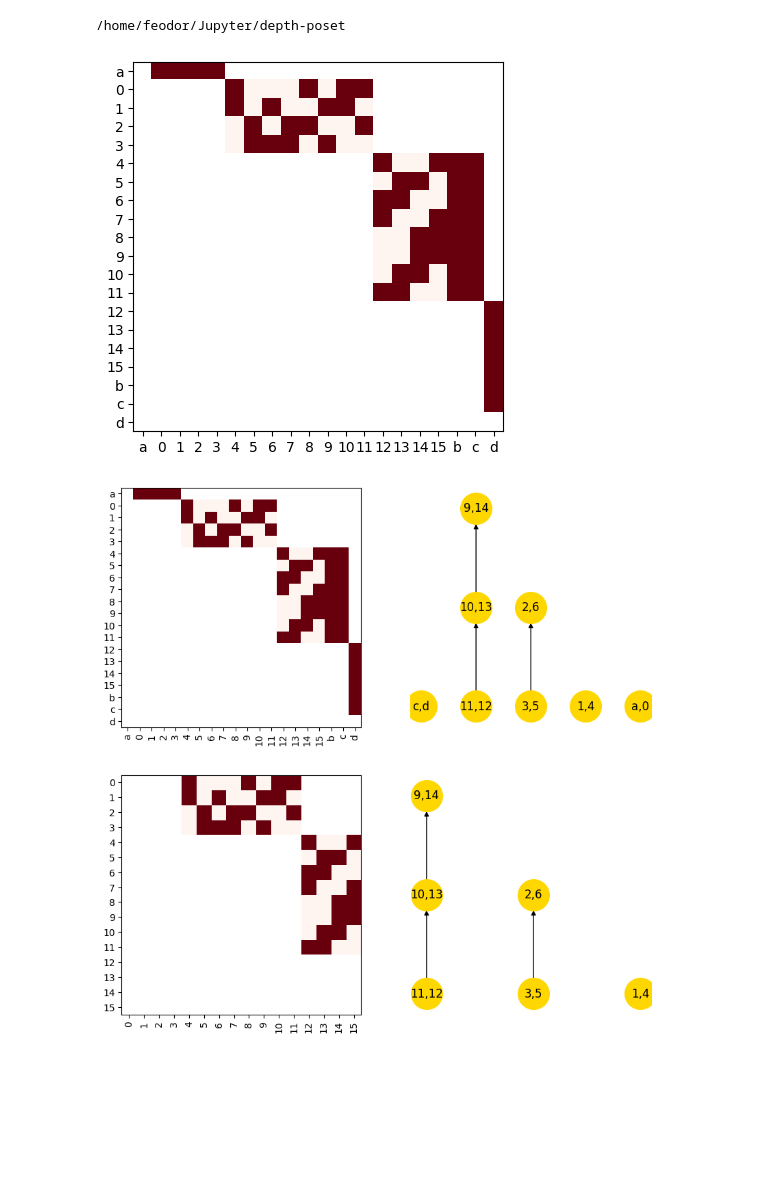
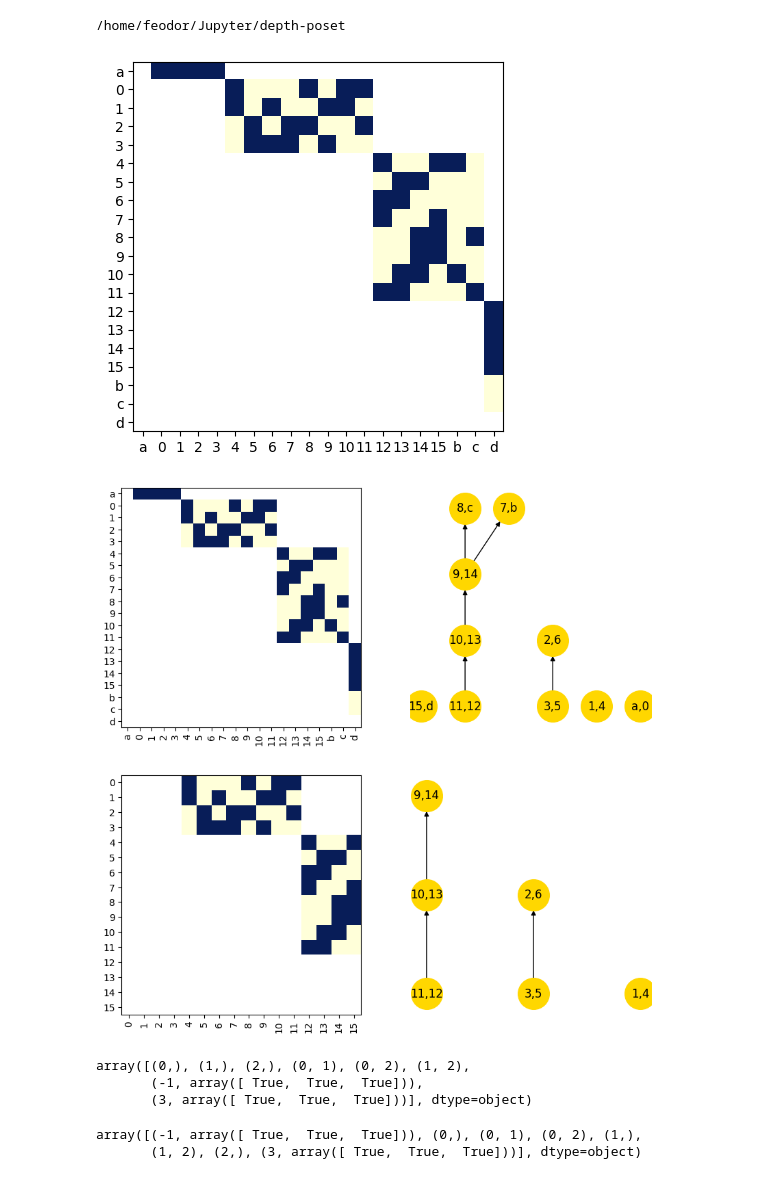
Before and after one commit to zimfv/depth-poset, a Jupyter notebook: notebooks/essential.ipynb, the cells around one changed output. Cells and saved outputs as stored; diff of their text form; code cells hidden in the pictures; blank space fills up the shorter version.

```diff
--- a/notebooks/essential.ipynb
+++ b/notebooks/essential.ipynb
@@ -13,50 +13,53 @@ order = np.concatenate([['a'], np.arange(16).astype(str), ['b', 'c', 'd']])
 
 dims = np.zeros(len(order), dtype=int)
 dims[0] = -1
 dims[-3:] = [2, 2, 3]
 dims[1:-3] = np.vectorize(lambda i: 0 if i < 4 else (1 if i < 12 else 2))(order[1:-3].astype(int))
 
 matrix = np.zeros([20, 20], dtype=int)
 matrix[0, np.arange(1, 5)] = 1
 
 for i, j in [(1, 5), (2, 5), (3, 6), (4, 6),
              (2, 7), (4, 7), (3, 8), (4, 8),
              (1, 9), (3, 9), (2, 10), (4, 10),
              (1, 11), (2, 11), (1, 12), (3, 12)]:
     matrix[i, j] = 1
 for i, j in [(5, 13), (5, 16), (6, 14), (6, 15),
              (7, 13), (7, 14), (8, 13), (8, 16),
              (9, 15), (9, 16), (10, 15), (10, 16),
              (11, 14), (11, 15), (12, 13), (12, 14)]:
     matrix[i, j] = 1
-matrix[np.arange(5, 13), 17] = 1
-matrix[np.arange(5, 13), 18] = 1
-matrix[np.arange(13, 19), 19] = 1
+matrix[5, 17] = 1
+matrix[11, 17] = 1
+matrix[9, 18] = 1
+matrix[12, 18] = 1
+
+
+matrix[np.arange(13, 17), 19] = 1
 
 
 
 matrix_show = matrix.copy().astype(float)
 matrix_show[dims.reshape(1, 20) - dims.reshape(20, 1) != 1] = np.nan
 
-plt.imshow(matrix_show, cmap='Reds')
+plt.imshow(matrix_show, cmap='YlGnBu')
 
 plt.xticks(np.arange(len(order)), order)
 plt.yticks(np.arange(len(order)), order)
 plt.show()
 # %% [output]
-[figure, old version]
+[figure, new version]
 # %%
 dp0 = DepthPoset.from_border_matrix(border_matrix=matrix, dims=dims, sources=order)
 dp1 = DepthPoset.from_border_matrix(border_matrix=matrix[1:-3, 1:-3], dims=dims[1:-3], sources=order[1:-3])
 
 fig, axs = plt.subplots(2, 2, figsize=(10, 10))
 
-
-axs[0, 0].imshow(matrix_show, cmap='Reds')
+axs[0, 0].imshow(matrix_show, cmap='YlGnBu')
 axs[0, 0].set_xticks(np.arange(len(order)), order, rotation=90)
 axs[0, 0].set_yticks(np.arange(len(order)), order, rotation=0)
 
-axs[1, 0].imshow(matrix_show[1:-3, 1:-3], cmap='Reds')
+axs[1, 0].imshow(matrix_show[1:-3, 1:-3], cmap='YlGnBu')
 axs[1, 0].set_xticks(np.arange(len(order) - 4), order[1:-3], rotation=90)
 axs[1, 0].set_yticks(np.arange(len(order) - 4), order[1:-3], rotation=0)
 
@@ -66,4 +69,18 @@ for i, dp in enumerate([dp0, dp1]):
 
 plt.show()
 # %% [output]
-[figure, old version]
+[figure, new version]
+# %%
+arr = np.array([(0, ), (1, ), (2, ), (0, 1), (0, 2), (1, 2), (-1, np.ones(3, dtype=bool)), (3, np.ones(3, dtype=bool))], dtype=object)
+#arr = np.array([(0, ), (1, ), (2, ), (0, 1), (0, 2), (1, 2), ], dtype=object)
+
+arr
+# %% [output]
+array([(0,), (1,), (2,), (0, 1), (0, 2), (1, 2),
+       (-1, array([ True,  True,  True])),
+       (3, array([ True,  True,  True]))], dtype=object)
+# %%
+np.sort(arr)
+# %% [output]
+array([(-1, array([ True,  True,  True])), (0,), (0, 1), (0, 2), (1,),
+       (1, 2), (2,), (3, array([ True,  True,  True]))], dtype=object)
```
Also changed, not shown: parts of 1 cell of this notebook, 3 other files.
